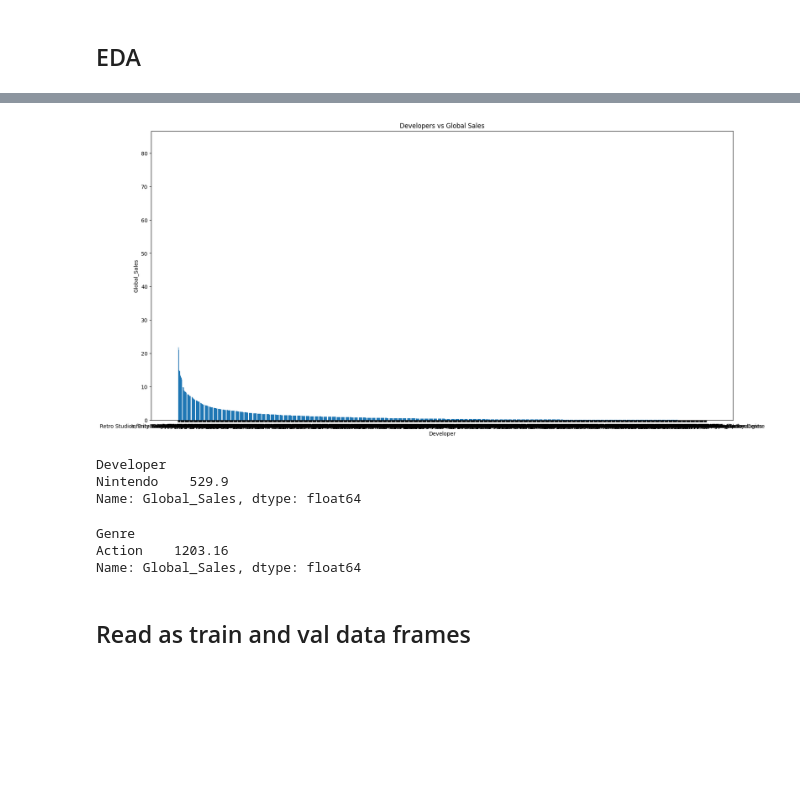
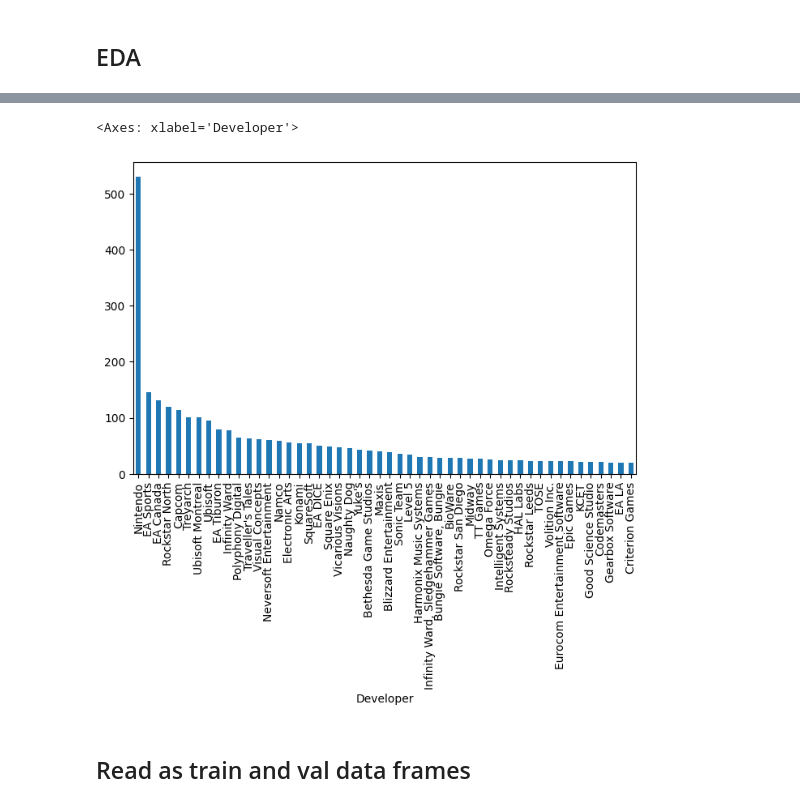
Before and after one commit to GhiathAjam/Analysis-of-Video-Games-Sales, a Jupyter notebook: Analysis/PredictiveQuestions/Q1.ipynb, the cells around one changed output, grey strips where cells are left out. Cells and saved outputs as stored; diff of their text form; code cells hidden in the pictures; blank space fills up the shorter version.

```diff
--- a/Analysis/PredictiveQuestions/Q1.ipynb
+++ b/Analysis/PredictiveQuestions/Q1.ipynb
@@ -41,19 +51,9 @@ plot(df, 'Genre', 'Global_Sales', 'Genre vs Global Sales')
 # %%
-plot(df, 'Developer', 'Global_Sales', 'Developers vs Global Sales')
-# developer whose games have highest global sales is
-df.groupby('Developer')['Global_Sales'].sum().sort_values(ascending=False).head(1)
+# plot top 50 developers with highest global sales
+df.groupby('Developer')['Global_Sales'].sum().sort_values(ascending=False).head(50).plot(kind='bar', figsize=(8,5))
 # %% [output]
+<Axes: xlabel='Developer'>
-[figure, old version]
+[figure, new version]
-Developer
-Nintendo    529.9
-Name: Global_Sales, dtype: float64
-# %%
-# get the genre with highest sales
-df.groupby('Genre')['Global_Sales'].sum().sort_values(ascending=False).head(1)
-# %% [output]
-Genre
-Action    1203.16
-Name: Global_Sales, dtype: float64
 # %% [markdown]
 ## Read as train and val data frames
 # %%
```
Also changed, not shown: parts of 4 cells of this notebook.
